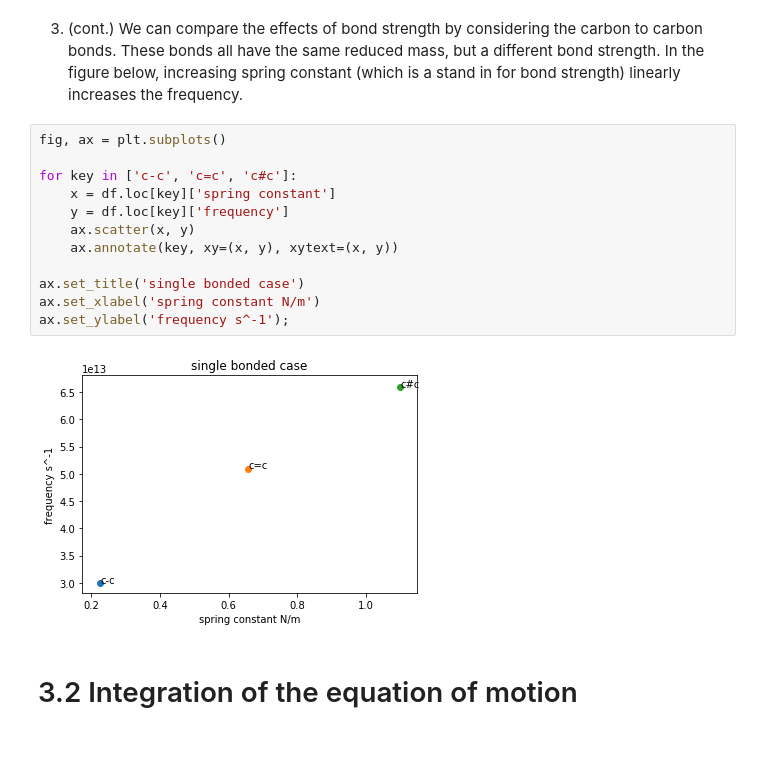
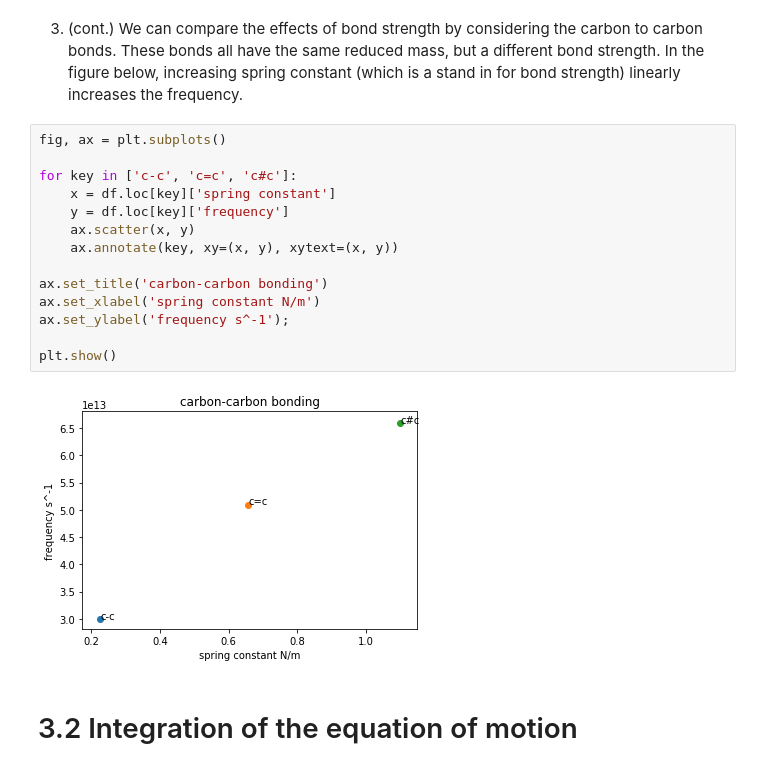
Before and after one commit to laifi/molecular-dynamics, a Jupyter notebook: e03/e03.ipynb, the cells around one changed output. Cells and saved outputs as stored; diff of their text form.

Commit message:
plot bug

```diff
--- a/e03/e03.ipynb
+++ b/e03/e03.ipynb
@@ -147,17 +149,19 @@ ax.set_ylabel('frequency s^-1');
 # %%
 fig, ax = plt.subplots()
 
 for key in ['c-c', 'c=c', 'c#c']:
     x = df.loc[key]['spring constant']
     y = df.loc[key]['frequency']
     ax.scatter(x, y)
     ax.annotate(key, xy=(x, y), xytext=(x, y))
 
-ax.set_title('single bonded case')
+ax.set_title('carbon-carbon bonding')
 ax.set_xlabel('spring constant N/m')
 ax.set_ylabel('frequency s^-1');
+
+plt.show()
 # %% [output]
-[figure, old version]
+[figure, new version]
 # %% [markdown]
 # 3.2 Integration of the equation of motion
 # %% [markdown]
```
Also changed, not shown: parts of 6 cells of this notebook.
